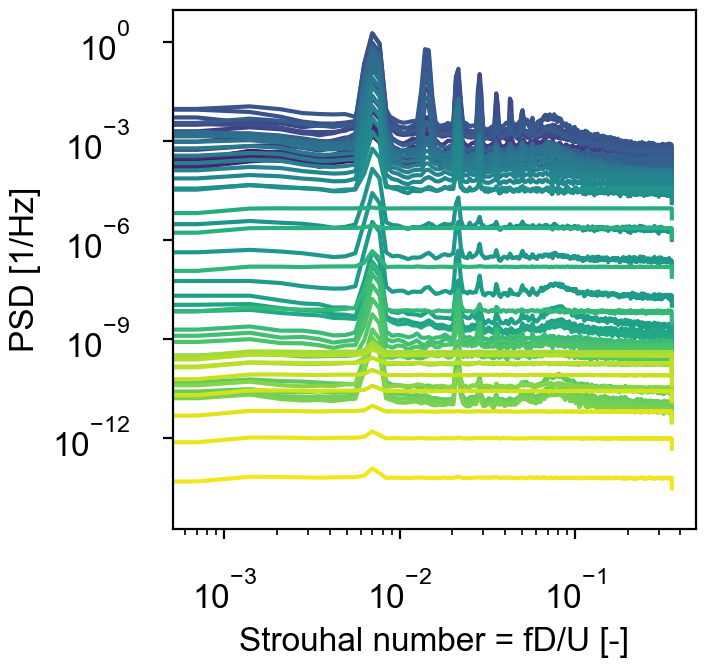
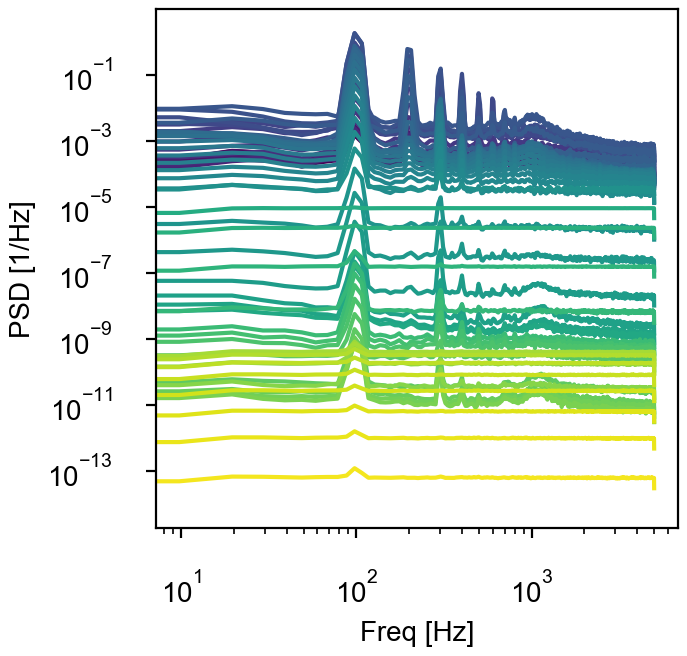
The change to this notebook cell's code, shown as a diff; its figure went from the first image to the second:
--- before
+++ after
@@ -31,5 +31,6 @@
 
 for i, vals in enumerate(Pxx_den.T):
-    plt.loglog(f * nz_d * 0.001 / 21.82, vals, color=plt.cm.viridis(i / Pxx_den.shape[1]))
+    #plt.loglog(f * nz_d * 0.001 / 21.82, vals, color=plt.cm.viridis(i / Pxx_den.shape[1]))
+    plt.loglog(f , vals, color=plt.cm.viridis(i / Pxx_den.shape[1]))
 
 # plt.loglog(f * nz_d * 0.001 / 21.82, Pxx_den);
@@ -47,5 +48,6 @@
 # plt.colorbar()
 
-plt.xlabel('Strouhal number = fD/U [-]')
+#plt.xlabel('Strouhal number = fD/U [-]')
+plt.xlabel('Freq [Hz]')
 plt.ylabel('PSD [1/Hz]')
 # plt.clim(0.00001, 0.1)

Commit: mae3405 asst1